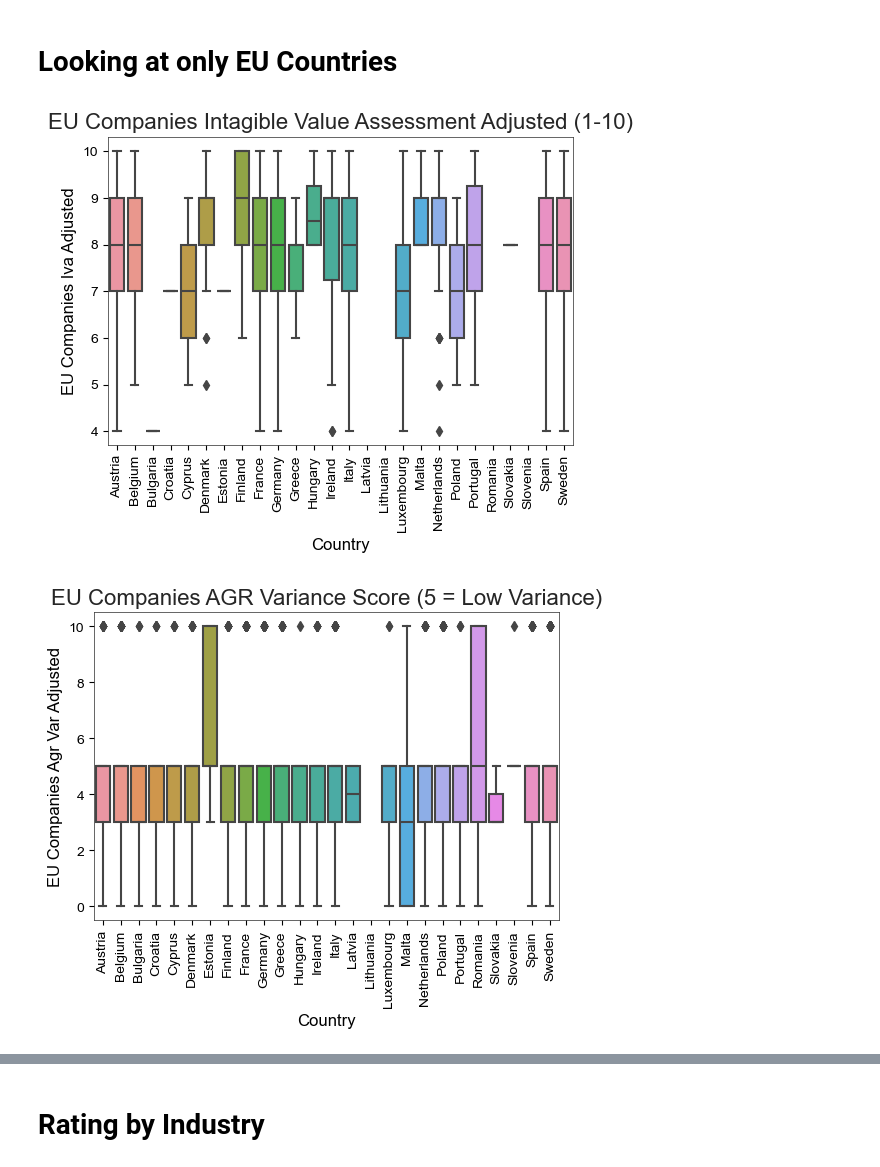
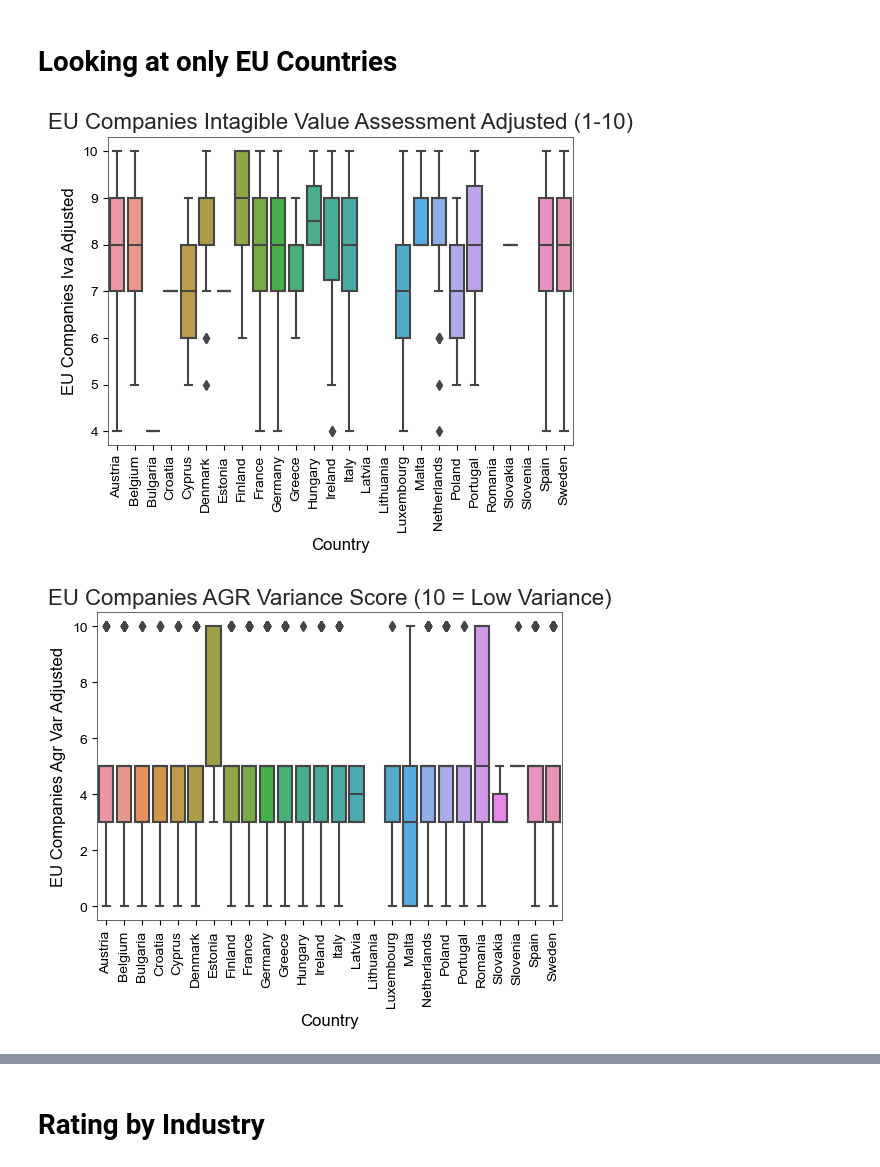
Before and after one commit to pavobravo11/Data501_Project, a Jupyter notebook: governance/company_ratings.ipynb, the cells around one changed output, grey strips where cells are left out. Saved outputs shown, nothing was run; the diff lists cells and outputs as text; code cells hidden in the pictures.

```diff
--- a/governance/company_ratings.ipynb
+++ b/governance/company_ratings.ipynb
@@ -240,24 +240,24 @@ plt.show()
 # %%
 european_countries = pd.read_excel(r"C:\Users\gusta\GitHub\Data501_Project\European Countries.xlsx")
 eu = european_countries[european_countries['European Union Association'] == 'European Union (EU)']
 eu_esg_ratings = pd.merge(eu, esg_ratings, on='Country', how='left')
 
 for var, title in zip(
     ['iva_adjusted', 'agr_var_adjusted', 'Governance_Score'],
-    ['Intagible Value Assessment Adjusted (1-10)', 'AGR Variance Score (5 = Low Variance)', 'Governance Score']):
+    ['Intagible Value Assessment Adjusted (1-10)', 'AGR Variance Score (10 = Low Variance)', 'Governance Score']):
 
     fig = plt.figure(figsize=(6,4))
     boxplot(data=eu_esg_ratings, x='Country', y=var)
 
     plt.xticks(rotation=90)
     plt.ylabel(f"EU Companies {var.replace("_", " ").title()}")
     plt.title(f"EU Companies {title}", fontsize="16")
 
 
     plt.show()
 # %% [output]
 [figure]
-[figure, old version]
+[figure, new version]
 [figure]
 # %% [markdown]
 # Rating by Industry
```
Also changed, not shown: 1 other file.
